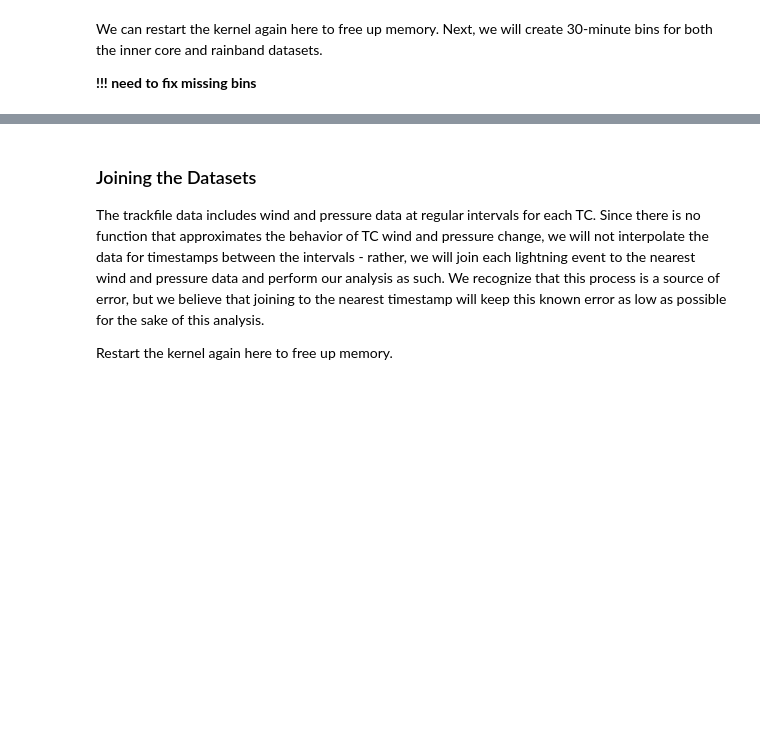
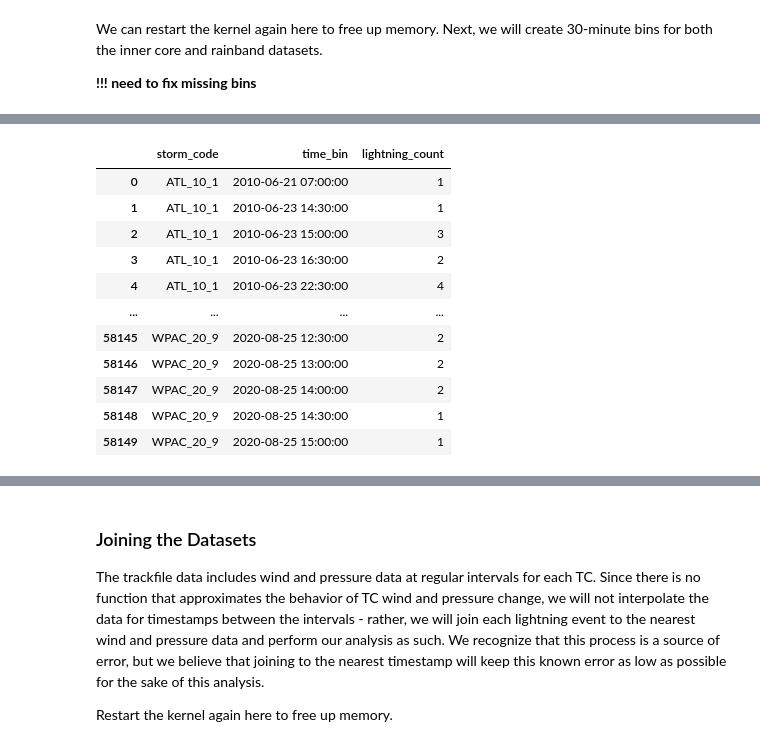
Before and after one commit to aprilggg/Lightning_Analysis_NWRA, a Jupyter notebook: data_pipeline/data_processing.ipynb, the cells around one changed output, grey strips where cells are left out. Drawn from its saved outputs; the diff is of its cells as text; code cells hidden in the pictures; blank space fills up the shorter version.

```diff
--- a/data_pipeline/data_processing.ipynb
+++ b/data_pipeline/data_processing.ipynb
@@ -363,22 +363,67 @@ locations_WWLLN_filtered_rainband = pd.read_csv(r"C:\Users\user\Desktop\25 WI\WW
 # %%
-# bin the inner core data
-# Create a datetime column from the existing columns
-locations_WWLLN_filtered_innercore['sec'] = locations_WWLLN_filtered_innercore['sec'].apply(lambda x: 0 if x == 60 else x)
+# # bin the inner core data
+# # Create a datetime column from the existing columns
+# locations_WWLLN_filtered_innercore['sec'] = locations_WWLLN_filtered_innercore['sec'].apply(lambda x: 0 if x == 60 else x)
 
-locations_WWLLN_filtered_innercore['datetime'] = pd.to_datetime(locations_WWLLN_filtered_innercore['year'].astype(str) + '-' +
-                                 locations_WWLLN_filtered_innercore['month'].astype(str).str.zfill(2) + '-' +
-                                 locations_WWLLN_filtered_innercore['day'].astype(str).str.zfill(2) + ' ' +
-                                 locations_WWLLN_filtered_innercore['hour'].astype(str).str.zfill(2) + ':' +
-                                 locations_WWLLN_filtered_innercore['min'].astype(str).str.zfill(2) + ':' +
-                                 locations_WWLLN_filtered_innercore['sec'].astype(str).str.zfill(2))
+# locations_WWLLN_filtered_innercore['datetime'] = pd.to_datetime(locations_WWLLN_filtered_innercore['year'].astype(str) + '-' +
+#                                  locations_WWLLN_filtered_innercore['month'].astype(str).str.zfill(2) + '-' +
+#                                  locations_WWLLN_filtered_innercore['day'].astype(str).str.zfill(2) + ' ' +
+#                                  locations_WWLLN_filtered_innercore['hour'].astype(str).str.zfill(2) + ':' +
+#                                  locations_WWLLN_filtered_innercore['min'].astype(str).str.zfill(2) + ':' +
+#                                  locations_WWLLN_filtered_innercore['sec'].astype(str).str.zfill(2))
 
-# Define a function to apply the 30-minute binning for each storm_code group
-def add_time_bin(group):
-    group['time_bin'] = group['datetime'].dt.floor('30T')
-    return group
+# # Define a function to apply the 30-minute binning for each storm_code group
+# def add_time_bin(group):
+#     group['time_bin'] = group['datetime'].dt.floor('30T')
+#     return group
 
-# Group by storm_code and apply the binning function
-locations_WWLLN_filtered_innercore = locations_WWLLN_filtered_innercore.groupby('storm_code').apply(add_time_bin)
+# # Group by storm_code and apply the binning function
+# locations_WWLLN_filtered_innercore = locations_WWLLN_filtered_innercore.groupby('storm_code').apply(add_time_bin)
 
-# Print the resulting DataFrame with the new 'time_bin' column
-locations_WWLLN_filtered_innercore.head()
+# # Print the resulting DataFrame with the new 'time_bin' column
+# locations_WWLLN_filtered_innercore.head()
+
+# # group by bins and get the count per 30-minute bin
+# locations_WWLLN_filtered_innercore_grouped = locations_WWLLN_filtered_innercore.groupby(['storm_code', 'time_bin'])
+# locations_WWLLN_filtered_innercore_timebin = locations_WWLLN_filtered_innercore_grouped.size().reset_index(name='lightning_count')
+
+# locations_WWLLN_filtered_innercore_timebin = locations_WWLLN_filtered_innercore_timebin.sort_values(by = ['storm_code', 'time_bin'])
+# locations_WWLLN_filtered_innercore_timebin
+# # export both the ungrouped and grouped datasets to csv files
+# # locations_WWLLN_filtered_innercore.to_csv("WWLLN_innercore_w_time.csv", index=False)
+# # locations_WWLLN_filtered_innercore_timebin.to_csv("WWLLN_innercore_timebin_count.csv", index=False)
+
+
+#### Rain Band
+
+# # bin the rainband data
+# # Create a datetime column from the existing columns
+# locations_WWLLN_filtered_rainband['sec'] = locations_WWLLN_filtered_rainband['sec'].apply(lambda x: 0 if x == 60 else x)
+
+# locations_WWLLN_filtered_rainband['datetime'] = pd.to_datetime(locations_WWLLN_filtered_rainband['year'].astype(str) + '-' +
+#                                  locations_WWLLN_filtered_rainband['month'].astype(str).str.zfill(2) + '-' +
+#                                  locations_WWLLN_filtered_rainband['day'].astype(str).str.zfill(2) + ' ' +
+#                                  locations_WWLLN_filtered_rainband['hour'].astype(str).str.zfill(2) + ':' +
+#                                  locations_WWLLN_filtered_rainband['min'].astype(str).str.zfill(2) + ':' +
+#                                  locations_WWLLN_filtered_rainband['sec'].astype(str).str.zfill(2))
+
+# # Define a function to apply the 30-minute binning for each storm_code group
+# def add_time_bin(group):
+#     group['time_bin'] = group['datetime'].dt.floor('30T')
+#     return group
+
+# # Group by storm_code and apply the binning function
+# locations_WWLLN_filtered_rainband = locations_WWLLN_filtered_rainband.groupby('storm_code').apply(add_time_bin)
+
+# # Print the resulting DataFrame with the new 'time_bin' column
+# locations_WWLLN_filtered_rainband.head()
+# # group by bins and get the count per 30-minute bin
+# locations_WWLLN_filtered_rainband_grouped = locations_WWLLN_filtered_rainband.groupby(['storm_code', 'time_bin'])
+# locations_WWLLN_filtered_rainband_timebin = locations_WWLLN_filtered_rainband_grouped.size().reset_index(name='lightning_count')
+
+# locations_WWLLN_filtered_rainband_timebin = locations_WWLLN_filtered_rainband_timebin.sort_values(by = ['storm_code', 'time_bin'])
+
+# # export both the ungrouped and grouped datasets to csv files
+# locations_WWLLN_filtered_rainband_timebin.to_csv("WWLLN_rainband_timebin_count.csv", index=False)
+# locations_WWLLN_filtered_rainband.to_csv("WWLLN_rainband_w_time.csv", index=False)
+# %% [output]
@@ -384,0 +438,12 @@ locations_WWLLN_filtered_innercore.head()
+|  | storm_code | time_bin | lightning_count |
+| 0 | ATL_10_1 | 2010-06-21 07:00:00 | 1 |
+| 1 | ATL_10_1 | 2010-06-23 14:30:00 | 1 |
+| 2 | ATL_10_1 | 2010-06-23 15:00:00 | 3 |
+| 3 | ATL_10_1 | 2010-06-23 16:30:00 | 2 |
+| 4 | ATL_10_1 | 2010-06-23 22:30:00 | 4 |
+| ... | ... | ... | ... |
+| 58145 | WPAC_20_9 | 2020-08-25 12:30:00 | 2 |
+| 58146 | WPAC_20_9 | 2020-08-25 13:00:00 | 2 |
+| 58147 | WPAC_20_9 | 2020-08-25 14:00:00 | 2 |
+| 58148 | WPAC_20_9 | 2020-08-25 14:30:00 | 1 |
+| 58149 | WPAC_20_9 | 2020-08-25 15:00:00 | 1 |
```
Also changed, not shown: parts of 39 cells of this notebook.
